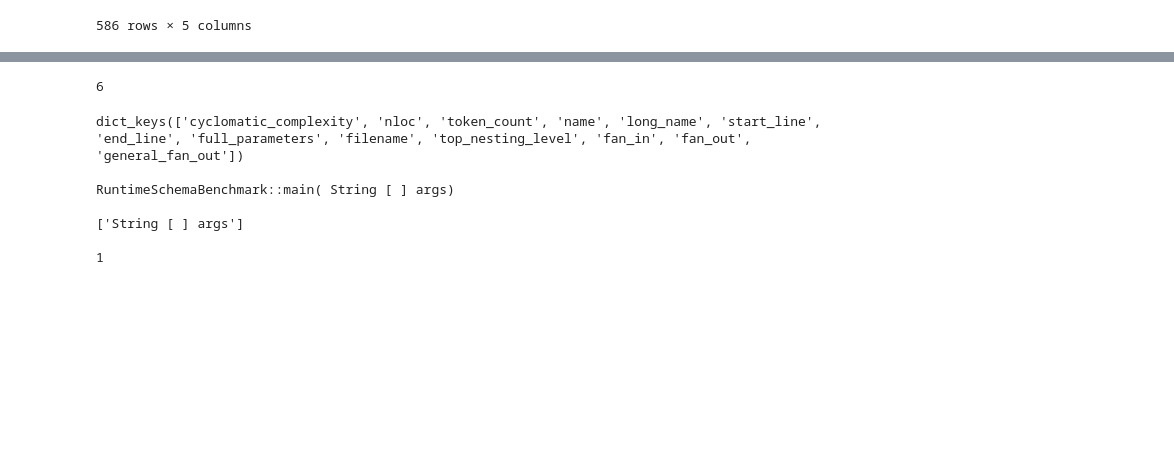
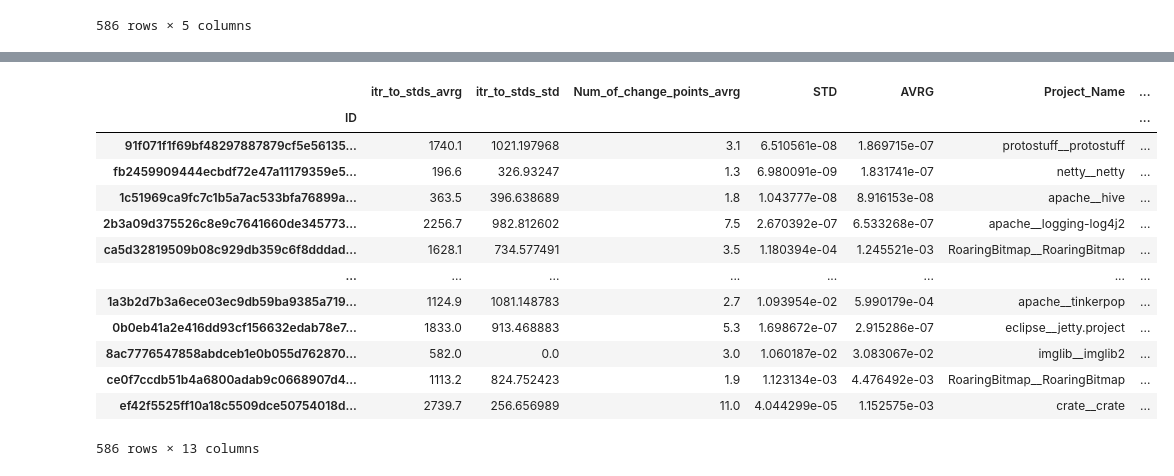
Before and after one commit to amirmahdiKhosravi/ACM-SPEC-ICPE-2023-DataTrack, a Jupyter notebook: Untitled.ipynb, the cells around one changed output, grey strips where cells are left out. Drawn from its saved outputs; the diff is of its cells as text; code cells hidden in the pictures; blank space fills up the shorter version.

```diff
--- a/Untitled.ipynb
+++ b/Untitled.ipynb
@@ -174,22 +181,0 @@ Total nloc   Avg.NLOC  AvgCCN  Avg.token   Fun Cnt  Warning cnt   Fun Rt   nloc
-# %%
-for j in range(len(i.function_list)):
-    if dict(i.function_list[j].__dict__)["name"].split("::")[1] == "runtime_deserialize_1_int_field":
-        bench_method_nloc = dict(i.function_list[j].__dict__)["nloc"]
-        print(bench_method_nloc)
-# %% [output]
-6
-# %%
-for j in range(len(i.function_list)):
-    print(dict(i.function_list[j].__dict__).keys(), "\n")
-    print(dict(i.function_list[j].__dict__)['long_name'], "\n")
-    print(dict(i.function_list[j].__dict__)['full_parameters'], "\n")
-    print(dict(i.function_list[j].__dict__)['top_nesting_level'], "\n")
-    break
-# %% [output]
-dict_keys(['cyclomatic_complexity', 'nloc', 'token_count', 'name', 'long_name', 'start_line', 'end_line', 'full_parameters', 'filename', 'top_nesting_level', 'fan_in', 'fan_out', 'general_fan_out'])
-
-RuntimeSchemaBenchmark::main( String [ ] args)
-
-['String [ ] args']
-
-1
@@ -195,0 +184,17 @@ RuntimeSchemaBenchmark::main( String [ ] args)
+# %%
+df
+# %% [output]
+|  | itr_to_stds_avrg | itr_to_stds_std | Num_of_change_points_avrg | STD | AVRG | Project_Name | ... |
+| ID |  |  |  |  |  |  | ... |
+| 91f071f1f69bf48297887879cf5e56135... | 1740.1 | 1021.197968 | 3.1 | 6.510561e-08 | 1.869715e-07 | protostuff__protostuff | ... |
+| fb2459909444ecbdf72e47a11179359e5... | 196.6 | 326.93247 | 1.3 | 6.980091e-09 | 1.831741e-07 | netty__netty | ... |
+| 1c51969ca9fc7c1b5a7ac533bfa76899a... | 363.5 | 396.638689 | 1.8 | 1.043777e-08 | 8.916153e-08 | apache__hive | ... |
+| 2b3a09d375526c8e9c7641660de345773... | 2256.7 | 982.812602 | 7.5 | 2.670392e-07 | 6.533268e-07 | apache__logging-log4j2 | ... |
+| ca5d32819509b08c929db359c6f8dddad... | 1628.1 | 734.577491 | 3.5 | 1.180394e-04 | 1.245521e-03 | RoaringBitmap__RoaringBitmap | ... |
+| ... | ... | ... | ... | ... | ... | ... | ... |
+| 1a3b2d7b3a6ece03ec9db59ba9385a719... | 1124.9 | 1081.148783 | 2.7 | 1.093954e-02 | 5.990179e-04 | apache__tinkerpop | ... |
+| 0b0eb41a2e416dd93cf156632edab78e7... | 1833.0 | 913.468883 | 5.3 | 1.698672e-07 | 2.915286e-07 | eclipse__jetty.project | ... |
+| 8ac7776547858abdceb1e0b055d762870... | 582.0 | 0.0 | 3.0 | 1.060187e-02 | 3.083067e-02 | imglib__imglib2 | ... |
+| ce0f7ccdb51b4a6800adab9c0668907d4... | 1113.2 | 824.752423 | 1.9 | 1.123134e-03 | 4.476492e-03 | RoaringBitmap__RoaringBitmap | ... |
+| ef42f5525ff10a18c5509dce50754018d... | 2739.7 | 256.656989 | 11.0 | 4.044299e-05 | 1.152575e-03 | crate__crate | ... |
+586 rows × 13 columns
```
Also changed, not shown: parts of 4 cells of this notebook.
